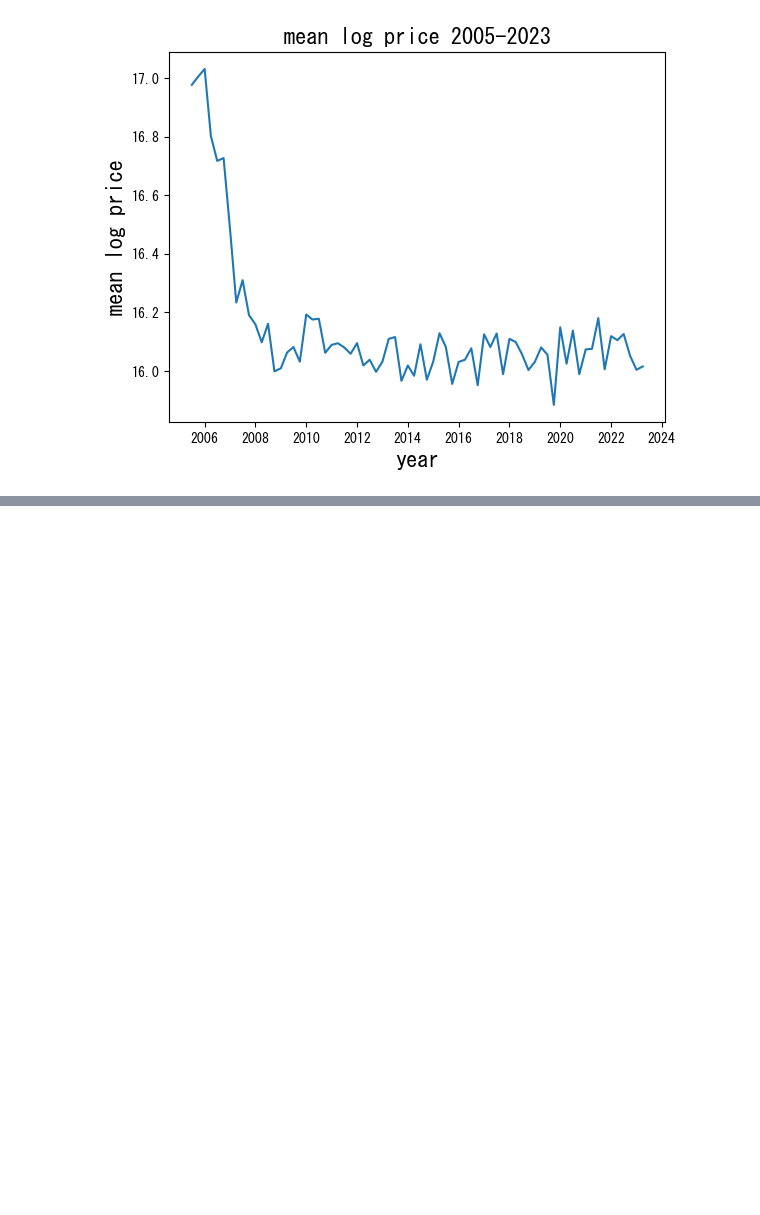
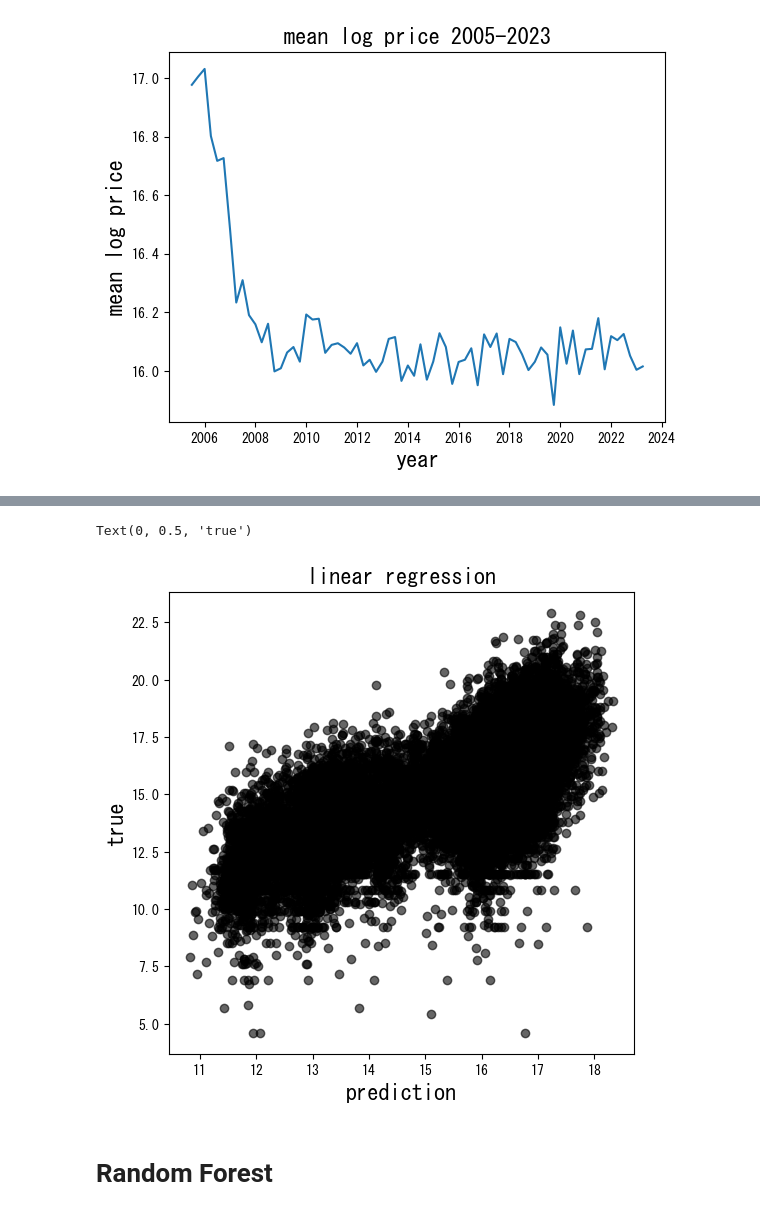
Before and after one commit to Tegmier/school, a Jupyter notebook: データサイエンス超入門/2023_SuperD_Class3.ipynb, the cells around one changed output, grey strips where cells are left out. Saved outputs shown, nothing was run; the diff lists cells and outputs as text; code cells hidden in the pictures; blank space fills up the shorter version.

```diff
--- a/データサイエンス超入門/2023_SuperD_Class3.ipynb
+++ b/データサイエンス超入門/2023_SuperD_Class3.ipynb
@@ -205,0 +336,13 @@ plt.show()
+# %%
+# train test split
+x_train, x_test, y_train, y_test = train_test_split(df_x.values,df_y.values,
+                                                    test_size=0.6,random_state=123)
+
+# train dev test
+#x_train, x_dev_test, y_train, y_dev_test = train_test_split(df_x.values,df_y.values,test_size=0.6)
+# dev test split
+#x_dev, x_test, y_dev, y_test = train_test_split(x_dev_test,y_dev_test,test_size=0.5)
+# %%
+y_train = np.reshape(y_train, [-1])
+y_test  = np.reshape(y_test, [-1])
+#y_dev   = np.reshape(y_dev, [-1])
@@ -205,0 +360,3 @@ plt.show()
+# %%
+x_train = x_train.astype(float)
+x_test = x_test.astype(float)
@@ -205,0 +374,8 @@ plt.show()
+# %%
+# stats model
+reg_linear = sm.OLS(y_train, x_train)
+result = reg_linear.fit()
+# prediction
+y_test_linear = result.predict(x_test)
+# Test Error
+print(mean_squared_error(y_test_linear, y_test))
@@ -205,0 +422,11 @@ plt.show()
+# %%
+plt.figure(figsize=(6,6))
+plt.plot(y_test_linear,y_test,marker="o",linestyle="",alpha=0.6,color="black")
+plt.title("linear regression",size=16)
+plt.xlabel("prediction",size=16)
+plt.ylabel("true",size=16)
+# %% [output]
+Text(0, 0.5, 'true')
+[figure, added]
+# %% [markdown]
+# Random Forest
```
Also changed, not shown: parts of 40 cells of this notebook, 21 other files.
